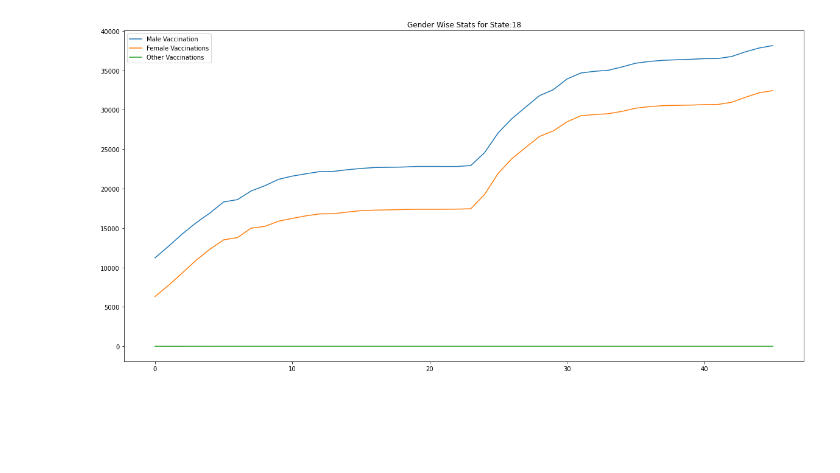
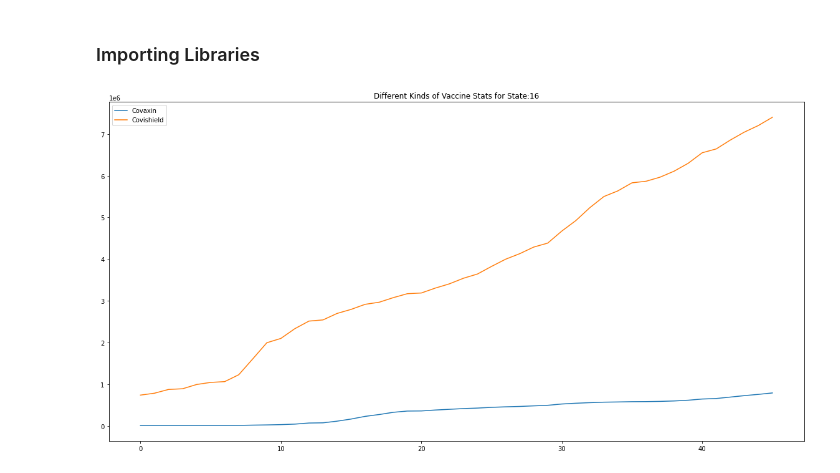
Before and after one commit to kaarana/CoWIN-Data, a Jupyter notebook: Vaccine Analysis.ipynb, the cells around one changed output. Cells and saved outputs as stored; diff of their text form; code cells hidden in the pictures; blank space fills up the shorter version.

```diff
--- a/Vaccine Analysis.ipynb
+++ b/Vaccine Analysis.ipynb
@@ -1,3 +1,5 @@
+# %% [markdown]
+### Importing Libraries
 # %%
 import os
 import json
@@ -199,11 +203,13 @@ def get_state_dfs(state_code):
     df_district['vaccinatated_in_district_partial'] = ls_partial_vacc_district
     return df, df_district
 # %%
-df, df_district = get_state_dfs(18)
+df, df_district = get_state_dfs(16)
+ls, ls_index = get_state_data(16)
 # %%
 def get_district_changes(district_code, state_code):
     df, df_district = get_state_dfs(state_code)
     df_some_district = df_district.loc[df_district['district_id'] == district_code]
+    dfi.export(df_some_district,f"datatable_{state_code}_{district_code}.png")
     return df_some_district
 
 def plot_district_changes(district_code, state_code):
@@ -214,32 +220,53 @@ def plot_district_changes(district_code, state_code):
     plt.plot(df_some_district['vaccinatated_in_district_partial'], label = 'Partial Vaccinations')
     plt.legend()
     plt.title(f'Vaccination Curves for District Number {district_code}')
+    plt.savefig(f'district_changes_{district_code}_{state_code}.png', bbox_inches = 'tight',
+    pad_inches = 2)
+
 
 def plot_genderwise_state(state_code):
     df, df_district = get_state_dfs(state_code)
     plt.figure(figsize=(20,10))
     plt.plot(df['vacc_male'], label = 'Male Vaccination')
     plt.plot(df['vacc_female'], label = 'Female Vaccinations')
     plt.plot(df['vacc_others'], label = 'Other Vaccinations')
     plt.title(f'Gender Wise Stats for State:{state_code}')
     plt.legend()
+    plt.savefig(f'genderwise_state_{state_code}.png', bbox_inches = 'tight',
+    pad_inches = 2)
 
 def plot_dosewise_state(state_code):
     df, df_district = get_state_dfs(state_code)
     plt.figure(figsize=(20,10))
     plt.plot(df['total_dose_1'], label = 'Total Dose 1')
     plt.plot(df['total_dose_2'], label = 'Total Dose 2')
     plt.plot(df['total_doses'], label = 'Total Doses')
     plt.legend()
     plt.title(f'Dose Wise Stats for State:{state_code}')
+    plt.savefig(f'dosewise_state_{state_code}.png', bbox_inches = 'tight',
+    pad_inches = 2)
 
 def plot_site_stats(state_code):
     plt.figure(figsize=(20,10))
+    df, df_district = get_state_dfs(state_code)
     plt.plot(df['total_sites'], label = 'Total Sites')
     plt.plot(df['govt_sites'], label = 'Government Sites')
     plt.plot(df['pvt_sites'], label = 'Private Sites')
     plt.legend()
     plt.title(f'Site wise Stats for State:{state_code}')
-plot_genderwise_state(18)
+    plt.savefig(f'site_stats_{state_code}.png', bbox_inches = 'tight',
+    pad_inches = 2)
+
+def plot_diff_vacc(state_code):
+    plt.figure(figsize=(20,10))
+    df, df_district = get_state_dfs(state_code)
+    plt.plot(df['covaxin'], label = 'Covaxin')
+    plt.plot(df['covishield'], label = 'Covishield')
+    plt.legend()
+    plt.title(f'Different Kinds of Vaccine Stats for State:{state_code}')
+    plt.savefig(f'diff_vaccine_stats_{state_code}.png', bbox_inches = 'tight',
+    pad_inches = 2)
+
+plot_diff_vacc(16)
 # %% [output]
-[figure, old version]
+[figure, new version]
```
Also changed, not shown: parts of 5 cells of this notebook.
